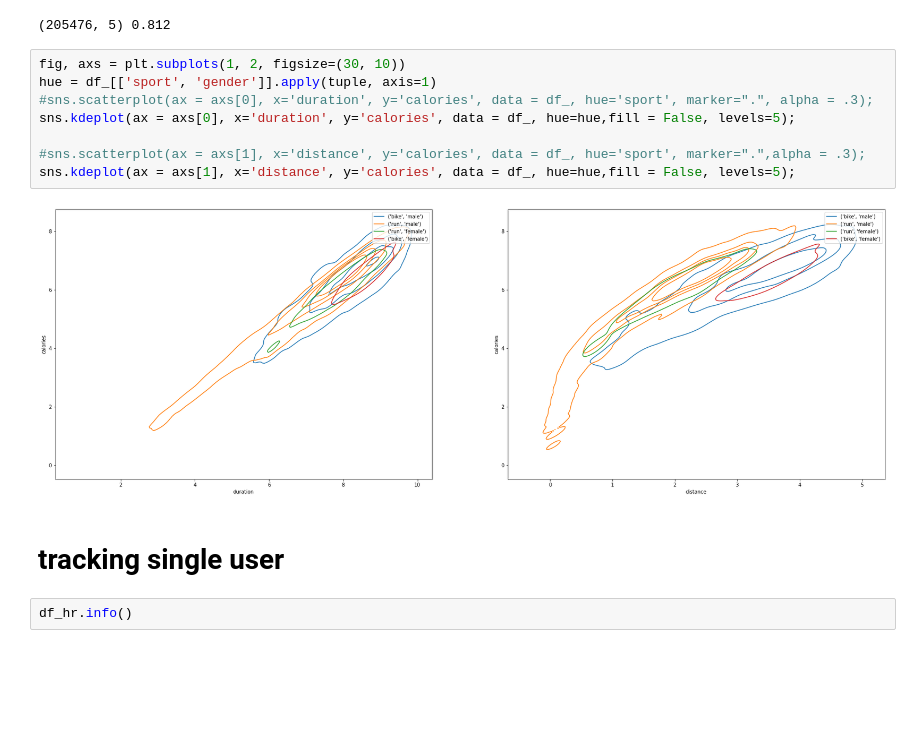
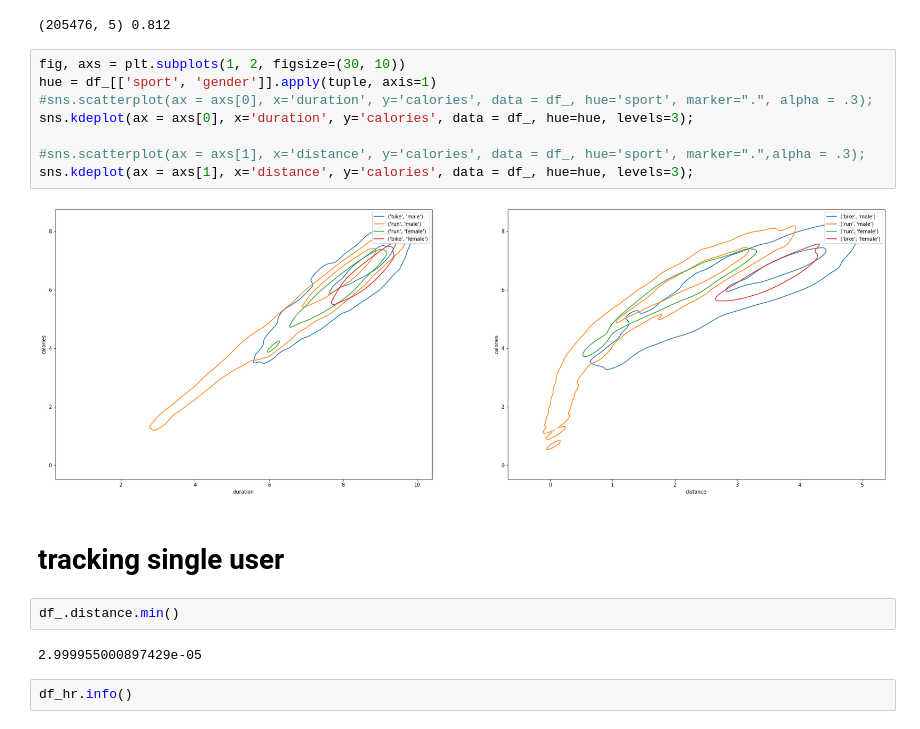
Before and after one commit to wangjing0/RS, a Jupyter notebook: NOTES.ipynb, the cells around one changed output. Saved outputs shown, nothing was run; the diff lists cells and outputs as text; blank space fills up the shorter version.

```diff
--- a/NOTES.ipynb
+++ b/NOTES.ipynb
@@ -288,15 +302,19 @@ print(df_.shape, round(len(df_)/len(df), 3))
 # %%
 fig, axs = plt.subplots(1, 2, figsize=(30, 10))
 hue = df_[['sport', 'gender']].apply(tuple, axis=1)
 #sns.scatterplot(ax = axs[0], x='duration', y='calories', data = df_, hue='sport', marker=".", alpha = .3);
-sns.kdeplot(ax = axs[0], x='duration', y='calories', data = df_, hue=hue,fill = False, levels=5);
+sns.kdeplot(ax = axs[0], x='duration', y='calories', data = df_, hue=hue, levels=3);
 
 #sns.scatterplot(ax = axs[1], x='distance', y='calories', data = df_, hue='sport', marker=".",alpha = .3);
-sns.kdeplot(ax = axs[1], x='distance', y='calories', data = df_, hue=hue,fill = False, levels=5);
+sns.kdeplot(ax = axs[1], x='distance', y='calories', data = df_, hue=hue, levels=3);
 # %% [output]
-[figure, old version]
+[figure, new version]
 # %% [markdown]
 # tracking single user
+# %%
+df_.distance.min()
+# %% [output]
+2.999955000897429e-05
 # %%
 df_hr.info()
 # %%
```
Also changed, not shown: parts of 2 cells of this notebook.
